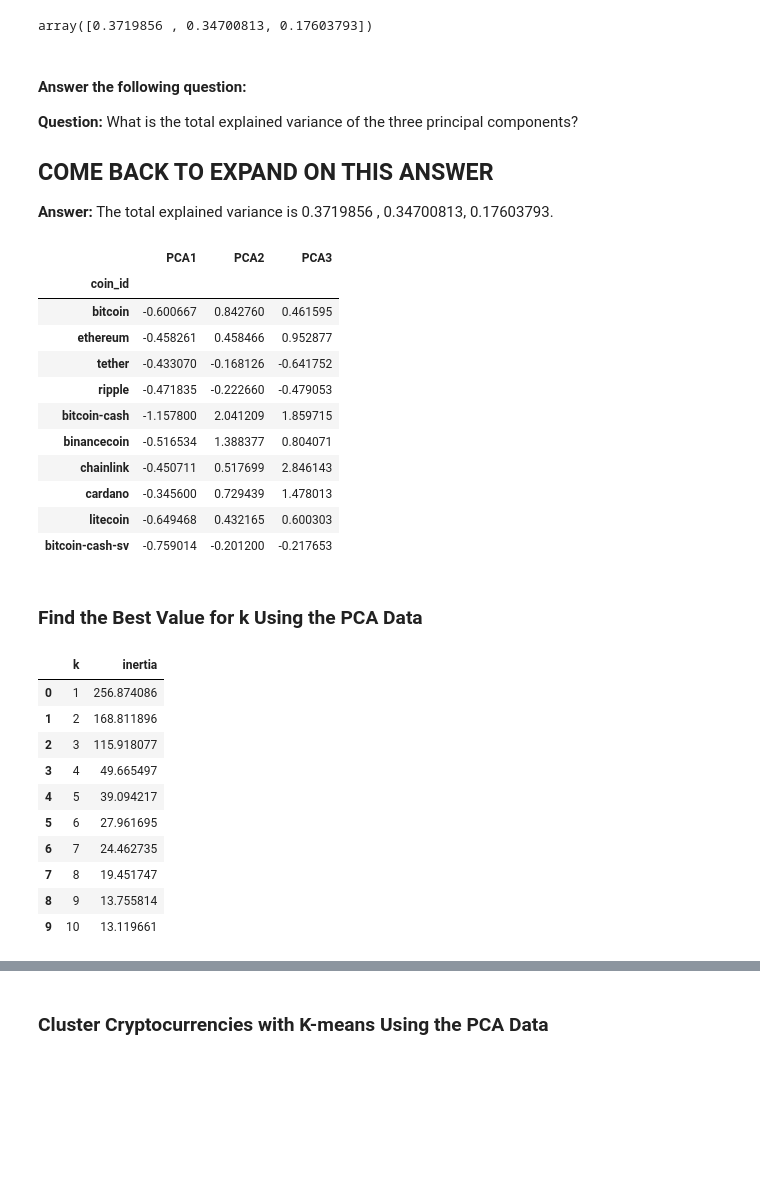
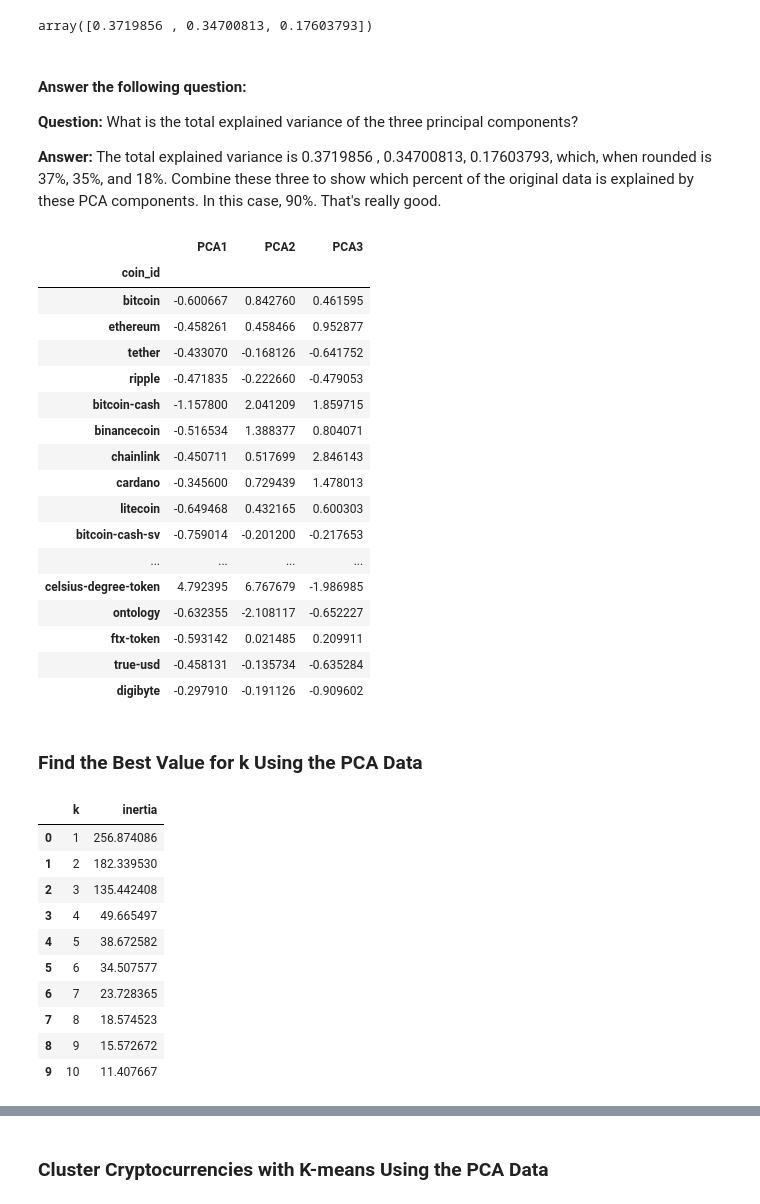
Before and after one commit to BrandonWelsh/CryptoClustering, a Jupyter notebook: Crypto_Clustering.ipynb, the cells around one changed output, grey strips where cells are left out. Drawn from its saved outputs; the diff is of its cells as text; code cells hidden in the pictures; blank space fills up the shorter version.

```diff
--- a/Crypto_Clustering.ipynb
+++ b/Crypto_Clustering.ipynb
@@ -227,72 +227,87 @@ array([0.3719856 , 0.34700813, 0.17603793])
 
 **Question:** What is the total explained variance of the three principal components?
 
-## COME BACK TO EXPAND ON THIS ANSWER
-
-**Answer:** The total explained variance is 0.3719856 , 0.34700813, 0.17603793.
+**Answer:** The total explained variance is 0.3719856 , 0.34700813, 0.17603793, which, when rounded is 37%, 35%, and 18%. Combine these three to show which percent of the original data is explained by these PCA components. In this case, 90%. That's really good.
 # %%
 # Create a new DataFrame with the PCA data.
 # Note: The code for this step is provided for you
+# Note: No it was not lmao
 
 # Creating a DataFrame with the PCA data
-
+df_crypto_pca = pd.DataFrame(market_pca_data, columns=["PCA1", "PCA2", "PCA3"])
 
 # Copy the crypto names from the original data
-
+df_crypto_pca["coin_id"] = market_data_df.index
 
 # Set the coinid column as index
-
+df_crypto_pca = df_crypto_pca.set_index("coin_id")
 
 # Display sample data
+df_crypto_pca
 # %% [output]
 |  | PCA1 | PCA2 | PCA3 |
 | coin_id |  |  |  |
 | bitcoin | -0.600667 | 0.842760 | 0.461595 |
 | ethereum | -0.458261 | 0.458466 | 0.952877 |
 | tether | -0.433070 | -0.168126 | -0.641752 |
 | ripple | -0.471835 | -0.222660 | -0.479053 |
 | bitcoin-cash | -1.157800 | 2.041209 | 1.859715 |
 | binancecoin | -0.516534 | 1.388377 | 0.804071 |
 | chainlink | -0.450711 | 0.517699 | 2.846143 |
 | cardano | -0.345600 | 0.729439 | 1.478013 |
 | litecoin | -0.649468 | 0.432165 | 0.600303 |
 | bitcoin-cash-sv | -0.759014 | -0.201200 | -0.217653 |
+| ... | ... | ... | ... |
+| celsius-degree-token | 4.792395 | 6.767679 | -1.986985 |
+| ontology | -0.632355 | -2.108117 | -0.652227 |
+| ftx-token | -0.593142 | 0.021485 | 0.209911 |
+| true-usd | -0.458131 | -0.135734 | -0.635284 |
+| digibyte | -0.297910 | -0.191126 | -0.909602 |
 # %% [markdown]
 ### Find the Best Value for k Using the PCA Data
 # %%
 # Create a list with the number of k-values to try
 # Use a range from 1 to 11
-
+k = list(range(1, 11))
 
 # Create an empty list to store the inertia values
-
+inertia = []
 
 # Create a for loop to compute the inertia with each possible value of k
 # Inside the loop:
 # 1. Create a KMeans model using the loop counter for the n_clusters
 # 2. Fit the model to the data using PCA DataFrame.
 # 3. Append the model.inertia_ to the inertia list
-
+for i in k:
+    model = KMeans(n_clusters=i, n_init='auto', random_state=1)
+    model.fit(df_crypto_pca)
+    inertia.append(model.inertia_)
 
 # Create a dictionary with the data to plot the Elbow curve
-
+    # NOTE this is the second one of these I have done in this challenge
+    # so I renamed it elbow2 etc
+elbow_data2 = {
+    "k": k,
+    "inertia": inertia
+}
 
 # Create a DataFrame with the data to plot the Elbow curve
-
+df_elbow2 = pd.DataFrame(elbow_data2)
 
 # Display the DataFrame
+df_elbow2
 # %% [output]
 |  | k | inertia |
 | 0 | 1 | 256.874086 |
-| 1 | 2 | 168.811896 |
-| 2 | 3 | 115.918077 |
+| 1 | 2 | 182.339530 |
+| 2 | 3 | 135.442408 |
 | 3 | 4 | 49.665497 |
-| 4 | 5 | 39.094217 |
-| 5 | 6 | 27.961695 |
-| 6 | 7 | 24.462735 |
-| 7 | 8 | 19.451747 |
-| 8 | 9 | 13.755814 |
-| 9 | 10 | 13.119661 |
+| 4 | 5 | 38.672582 |
+| 5 | 6 | 34.507577 |
+| 6 | 7 | 23.728365 |
+| 7 | 8 | 18.574523 |
+| 8 | 9 | 15.572672 |
+| 9 | 10 | 11.407667 |
 # %%
 # Plot a line chart with all the inertia values computed with
 # the different values of k to visually identify the optimal value for k.
```
Also changed, not shown: parts of 2 cells of this notebook, 1 other file.
